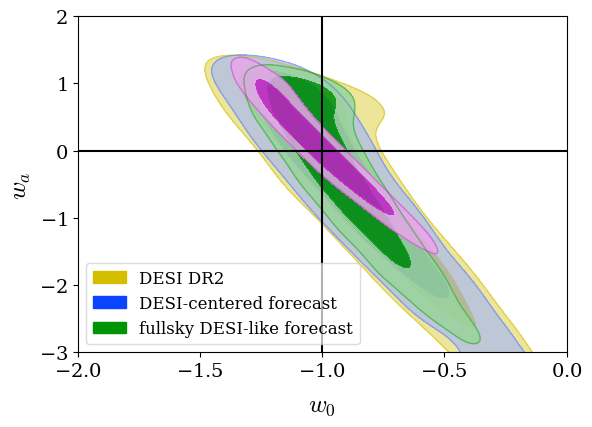
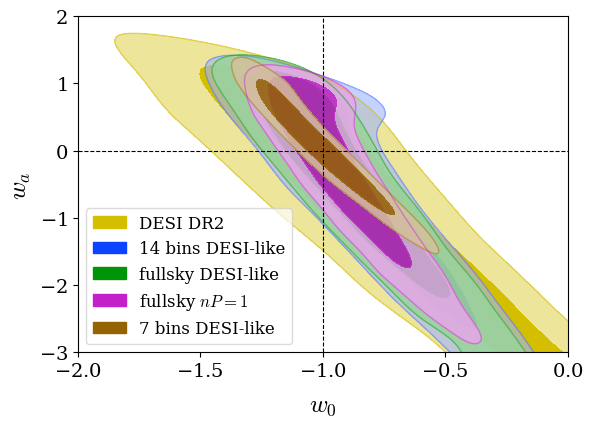
Unified diff of the notebook cell whose output changed from the first chart to the second:
--- before
+++ after
@@ -6,24 +6,18 @@
 gdplot.settings.axes_fontsize = 14
 
-contour_colors = ['#d3be00', '#0b44ff', '#009407', '#c320c9']
+contour_colors = ['#d3be00', '#0b44ff', '#009407', '#c320c9', "#946302"]
 gdplot.settings.solid_colors = contour_colors
 
-# gdplot.plot_2d(gd_sample, 'w', 'wa',
-#     filled=[True, True, True, False],
-#     line_args=[
-#         {'color': contour_colors[0]},
-#         {'color': contour_colors[1]},
-#         {'color': contour_colors[2]},
-#         {'color': contour_colors[3], 'ls': '--'},
-#     ]
-# )
-gdplot.plot_2d([gd_sample[i] for i in [0, 1, 2, 3]], 'w', 'wa',
+idx_to_plot = [0, 1, 2, 3, 4]
+# idx_to_plot = [0, 1, 4]
+labels = ['DESI DR2', '14 bins DESI-like', 'fullsky DESI-like', 'fullsky $nP=1$', '7 bins DESI-like']
+
+colors = []
+for i in idx_to_plot:
+    colors.append(contour_colors[i])
+
+gdplot.plot_2d([gd_sample[i] for i in idx_to_plot], 'w', 'wa',
     filled=[True, True, True, True],
-    line_args=[
-        {'color': contour_colors[0]},
-        {'color': contour_colors[1]},
-        {'color': contour_colors[2]},
-        {'color': contour_colors[3]}
-    ],
+    line_args=[{'color': contour_colors[i]} for i in idx_to_plot],
     alphas=[1, 0.6]
 )
@@ -31,50 +25,25 @@
 ax = gdplot.get_axes()
 
-# x_fit = np.linspace(-2, 1, 100)
-
-# c_mirage = "#FF0015"
-# c_perp   = "#FF4800"
-# c_para   = "#FF8800"
-# c_nec    = 'b'
-# c_steep  = 'k'
-
-# ax.plot(x_fit, -3.66 * (x_fit + 1),    color=c_mirage, ls='-')
-# ax.plot(x_fit,  3.66 * (x_fit + 1),    color=c_perp,   ls='--')
-# ax.plot(x_fit, -3.66 * (x_fit + 0.8),  color=c_para,   ls='-.')
-# ax.plot(x_fit, -1.0  * (x_fit + 1.0),  color=c_nec,    ls=':')
-# ax.plot(x_fit, -6    * (x_fit + 1.0),  color=c_steep,  ls=':')
-
 # ax.fill_between(x_fit, -x_fit, 3, color='gray', alpha=0.5)
-ax.axhline(0,  color='k', ls='-')
-ax.axvline(-1, color='k', ls='-')
+ax.axhline(0,  color='k', ls='--', lw=0.8)
+ax.axvline(-1, color='k', ls='--', lw=0.8)
 
 # legend_handles = [
-#     mpatches.Patch(color=contour_colors[1], label='DESI+CMB+Pantheon+'),
-#     mpatches.Patch(color=contour_colors[0], label='DESI+CMB+Union3'),
-#     mpatches.Patch(color=contour_colors[2], label='DESI+CMB+DESY5'),
-#     mlines.Line2D([], [], color=contour_colors[3], ls='--',
-#                   label=r'DESI+CMB'),
-#     mlines.Line2D([], [], color=c_mirage, ls='-',
-#                   label=r'Mirage $\simeq -3.66(w_0+1)$'),
-#     mlines.Line2D([], [], color=c_perp,   ls='--',
-#                   label=r'$\perp$: $w_a = 3.66(w_0+1)$'),
-#     mlines.Line2D([], [], color=c_para,   ls='-.',
-#                   label=r'$\parallel$: $w_a = -3.66(w_0+0.8)$'),
-#     mlines.Line2D([], [], color=c_nec,    ls=':',
-#                   label=r'NEC: $w_a = -(w_0+1)$'),
-#     mlines.Line2D([], [], color=c_steep,  ls=':',
-#                   label=r'$w_a = -6(w_0+1)$')#,
-# ]
+#     mpatches.Patch(color=contour_colors[0], label='DESI DR2'),
+#     mpatches.Patch(color=contour_colors[1], label='14 bins DESI-like'),
+#     mpatches.Patch(color=contour_colors[2], label='fullsky DESI-like'),
+#     mpatches.Patch(color=contour_colors[3], label='fullsky $nP=1$'),
+#     mpatches.Patch(color=contour_colors[4], label='7 bins DESI-like')
+# #     mlines.Line2D([], [], color=contour_colors[3], ls='--',
+# #                   label=r'DESI+CMB'),
+#     ]
 
-legend_handles = [
-    mpatches.Patch(color=contour_colors[0], label='DESI DR2'),
-    mpatches.Patch(color=contour_colors[1], label='DESI-centered forecast'),
-    mpatches.Patch(color=contour_colors[2], label='fullsky DESI-like forecast')#,
-    # mpatches.Patch(color=contour_colors[3], label='DESI-correlated forecast')
-    ]
+legend_handles = []
+for i in idx_to_plot:
+    legend_handles.append(mpatches.Patch(color=contour_colors[i], label=labels[i]))
 
 ax.legend(handles=legend_handles, fontsize=12, framealpha=0.7, loc='lower left')
 
-ax.set_xlim(-2, 0.0)
+ax.set_xlim(-2.0, 0.0)
 ax.set_ylim(-3, 2)
 

Commit: Added tests for FishLSS code